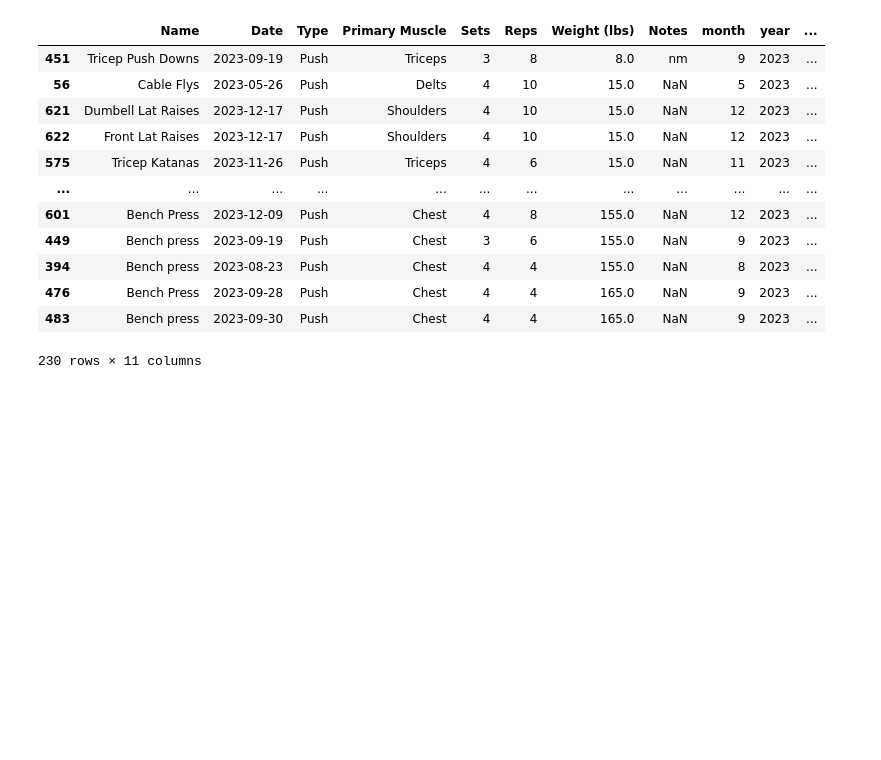
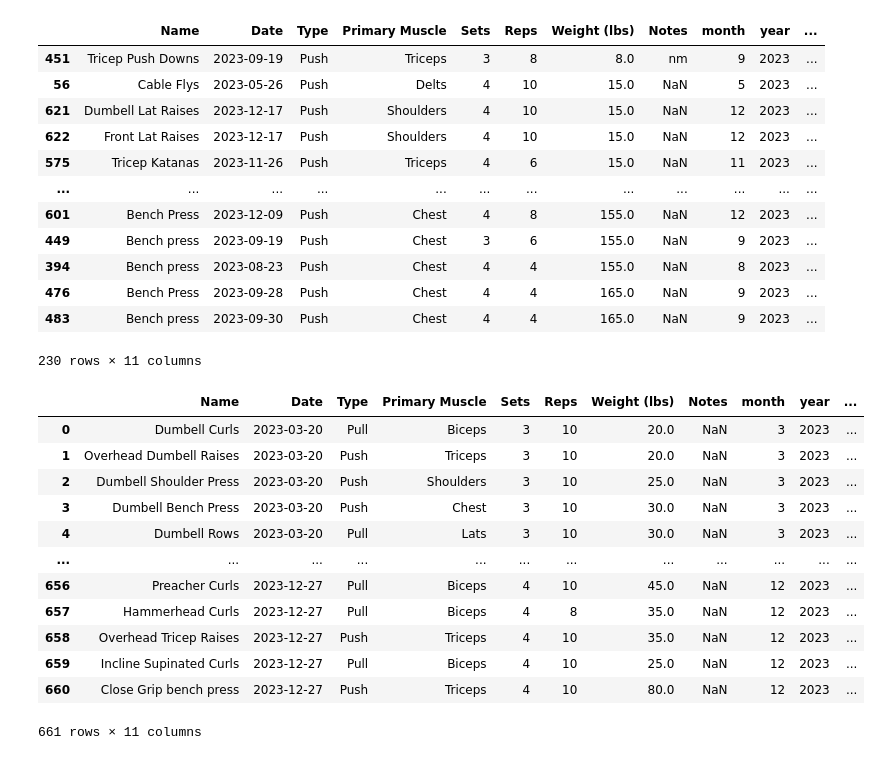
Before and after one commit to ryanjewik/Gym-Analytics, a Jupyter notebook: gym-analytics.ipynb, the cells around one changed output. Cells and saved outputs as stored; diff of their text form; code cells hidden in the pictures; blank space fills up the shorter version.

```diff
--- a/gym-analytics.ipynb
+++ b/gym-analytics.ipynb
@@ -270,3 +225,19 @@ push
 | 476 | Bench Press | 2023-09-28 | Push | Chest | 4 | 4 | 165.0 | NaN | 9 | 2023 | ... |
 | 483 | Bench press | 2023-09-30 | Push | Chest | 4 | 4 | 165.0 | NaN | 9 | 2023 | ... |
 230 rows × 11 columns
+# %%
+df
+# %% [output]
+|  | Name | Date | Type | Primary Muscle | Sets | Reps | Weight (lbs) | Notes | month | year | ... |
+| 0 | Dumbell Curls | 2023-03-20 | Pull | Biceps | 3 | 10 | 20.0 | NaN | 3 | 2023 | ... |
+| 1 | Overhead Dumbell Raises | 2023-03-20 | Push | Triceps | 3 | 10 | 20.0 | NaN | 3 | 2023 | ... |
+| 2 | Dumbell Shoulder Press | 2023-03-20 | Push | Shoulders | 3 | 10 | 25.0 | NaN | 3 | 2023 | ... |
+| 3 | Dumbell Bench Press | 2023-03-20 | Push | Chest | 3 | 10 | 30.0 | NaN | 3 | 2023 | ... |
+| 4 | Dumbell Rows | 2023-03-20 | Pull | Lats | 3 | 10 | 30.0 | NaN | 3 | 2023 | ... |
+| ... | ... | ... | ... | ... | ... | ... | ... | ... | ... | ... | ... |
+| 656 | Preacher Curls | 2023-12-27 | Pull | Biceps | 4 | 10 | 45.0 | NaN | 12 | 2023 | ... |
+| 657 | Hammerhead Curls | 2023-12-27 | Pull | Biceps | 4 | 8 | 35.0 | NaN | 12 | 2023 | ... |
+| 658 | Overhead Tricep Raises | 2023-12-27 | Push | Triceps | 4 | 10 | 35.0 | NaN | 12 | 2023 | ... |
+| 659 | Incline Supinated Curls | 2023-12-27 | Pull | Biceps | 4 | 10 | 25.0 | NaN | 12 | 2023 | ... |
+| 660 | Close Grip bench press | 2023-12-27 | Push | Triceps | 4 | 10 | 80.0 | NaN | 12 | 2023 | ... |
+661 rows × 11 columns
```
Also changed, not shown: parts of 14 cells of this notebook, 16 other files.
